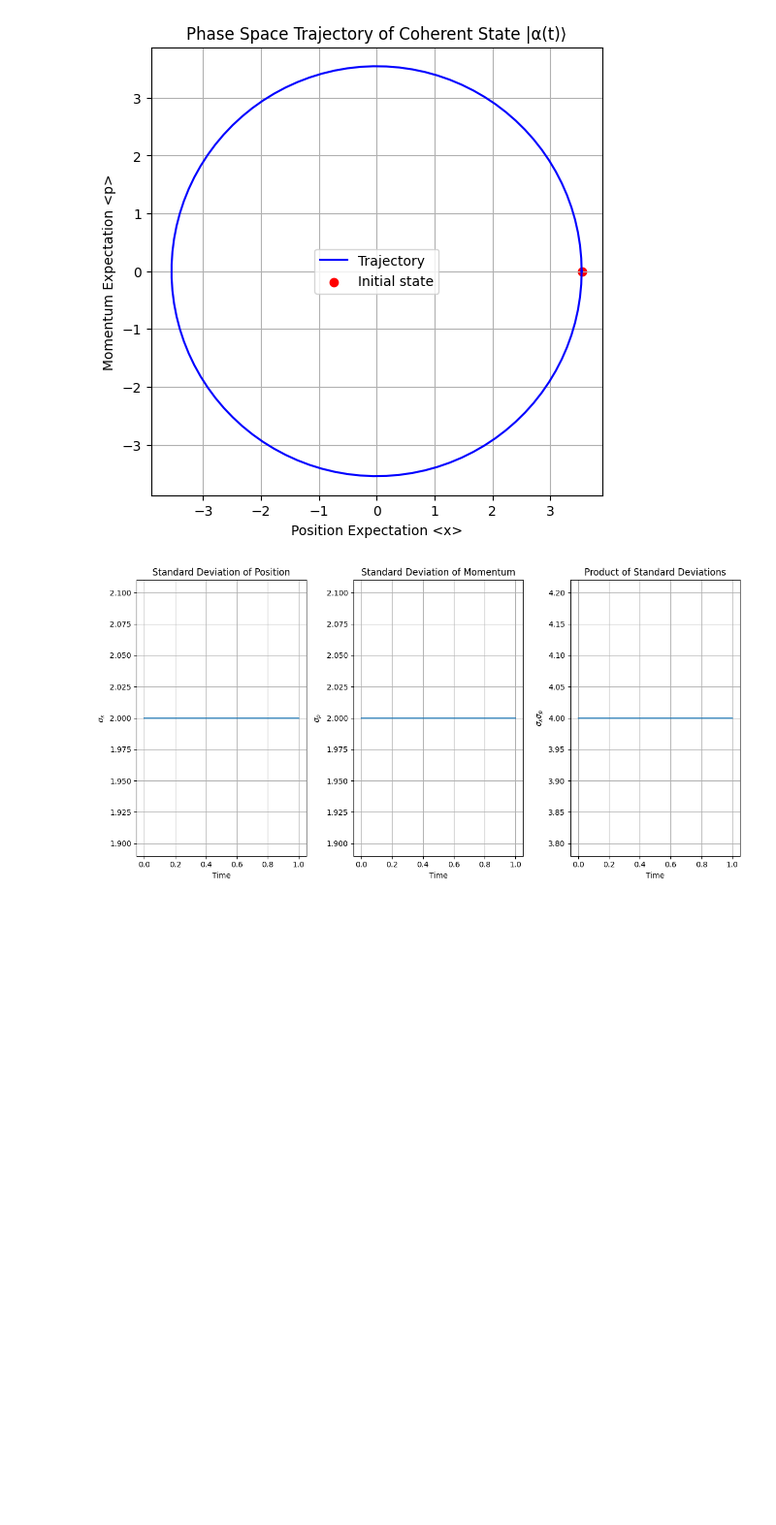
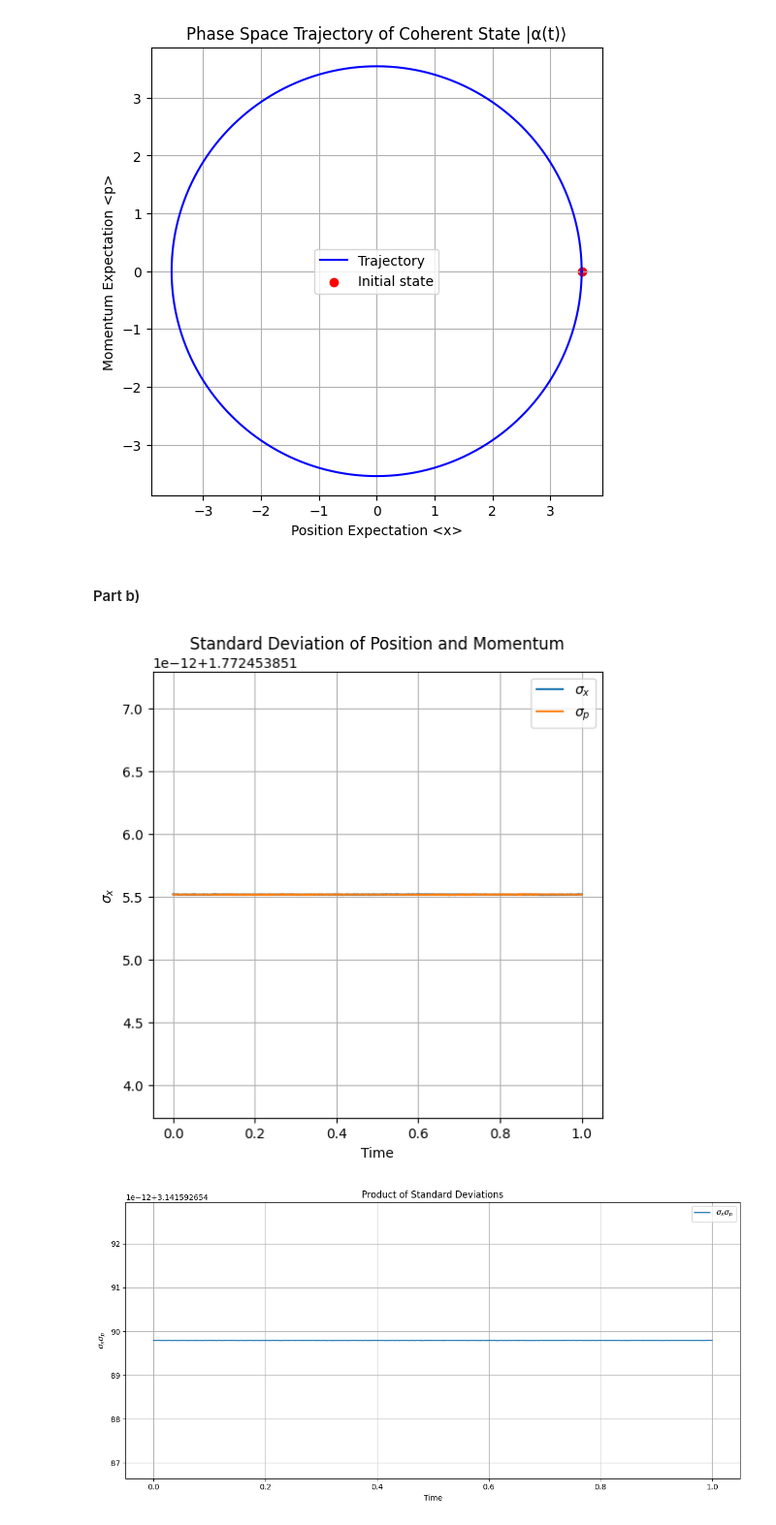
Before and after one commit to sarahstrong0/quantum-estimation, a Jupyter notebook: squeezing-qho.ipynb, the cells around one changed output. Shown at 97% size. Cells and saved outputs as stored; diff of their text form; code cells hidden in the pictures; blank space fills up the shorter version.

```diff
--- a/squeezing-qho.ipynb
+++ b/squeezing-qho.ipynb
@@ -20,25 +24,25 @@ a = destroy(N)
 a_dag = create(N)
 
 # Hamiltonian H_0 = ħω(a†a + 1/2)
-H_0 = hbar * omega * (a_dag * a + 1/2)
+H_0 = hbar * omega * (a.dag() * a + 1/2)
 
 # coherent state |α⟩ with α = 1
 alpha = 1
-coherent_state = displace(N, alpha) * basis(N, 0)
 
-# Time evolution operator U(t) function
+coherent_state = (displace(N, alpha) * basis(N, 0))
+
+# time evolution operator U(t) function
 def time_evolution_operator(t):
     return (-1j * H_0 * t / hbar).expm()
 
-# Period of the oscillator T = 2π/ω
 T = 2 * np.pi / omega
-times = np.linspace(0, T, 100)
+times = np.linspace(0, T, 1000)
 
 # calculate the time-evolved states |α(t)⟩ = U(t)|α⟩
 alpha_t_states = [time_evolution_operator(t) * coherent_state for t in times]
 
-x = (np.sqrt(hbar / 2 * m * omega))  * (a + a_dag) # position operator
-p = (1j * np.sqrt(m * hbar * omega / 2)) * (a_dag - a)  # momentum operator
+x = (np.sqrt(hbar / 2 * m * omega))  * (a + a.dag()) # position operator
+p = (1j * np.sqrt(m * hbar * omega / 2)) * (a.dag() - a)  # momentum operator
 
 x_expectation_values = [expect(x, state) for state in alpha_t_states]
 p_expectation_values = [expect(p, state) for state in alpha_t_states]
@@ -56,46 +60,41 @@ plt.grid()
 plt.show()
 # %% [output]
 [figure]
+# %% [markdown]
+#### Part b)
 # %%
 x_expect = np.array([expect(x, state) for state in alpha_t_states])
 x2_expect = np.array([expect(x**2, state) for state in alpha_t_states])
 
 p_expect = np.array([expect(p, state) for state in alpha_t_states])
 p2_expect = np.array([expect(p**2, state) for state in alpha_t_states])
 
 # calculate standard deviations
-sigma_x = np.sqrt(x2_expect - x_expect**2).round()
-sigma_p = np.sqrt(p2_expect - p_expect**2).round()
-sigma_xp = sigma_x * sigma_p.round()
+sigma_x = np.sqrt(x2_expect - x_expect**2)
+sigma_p = np.sqrt(p2_expect - p_expect**2)
+sigma_xp = sigma_x * sigma_p
 
 # plot standard deviations and their product over time
-plt.figure(figsize=(12, 6))
-
-# Plot sigma_x
-plt.subplot(1, 3, 1)
+plt.figure(figsize=(6, 6))
 plt.plot(times, sigma_x, label=r'$\sigma_x$')
+plt.plot(times, sigma_p, label=r'$\sigma_p$')
 plt.xlabel('Time')
 plt.ylabel(r'$\sigma_x$')
-plt.title('Standard Deviation of Position')
+plt.title('Standard Deviation of Position and Momentum')
 plt.grid(True)
-
-# Plot sigma_p
-plt.subplot(1, 3, 2)
-plt.plot(times, sigma_p, label=r'$\sigma_p$')
-plt.xlabel('Time')
-plt.ylabel(r'$\sigma_p$')
-plt.title('Standard Deviation of Momentum')
-plt.grid(True)
+plt.legend()
+plt.show()
 
 # Plot sigma_x * sigma_p
-plt.subplot(1, 3, 3)
+plt.figure(figsize=(12, 6))
 plt.plot(times, sigma_xp, label=r'$\sigma_x \sigma_p$')
 plt.xlabel('Time')
 plt.ylabel(r'$\sigma_x \sigma_p$')
 plt.title('Product of Standard Deviations')
 plt.grid(True)
-
+plt.legend()
 plt.tight_layout()
 plt.show()
 # %% [output]
-[figure, old version]
+[figure, new version]
+[figure, added]
```
Also changed, not shown: parts of 8 cells of this notebook, 2 other files.
